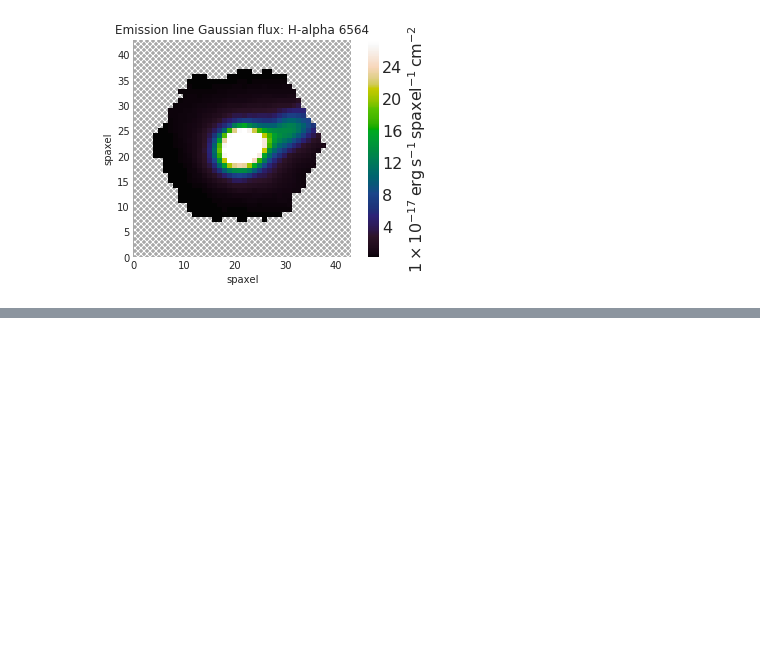
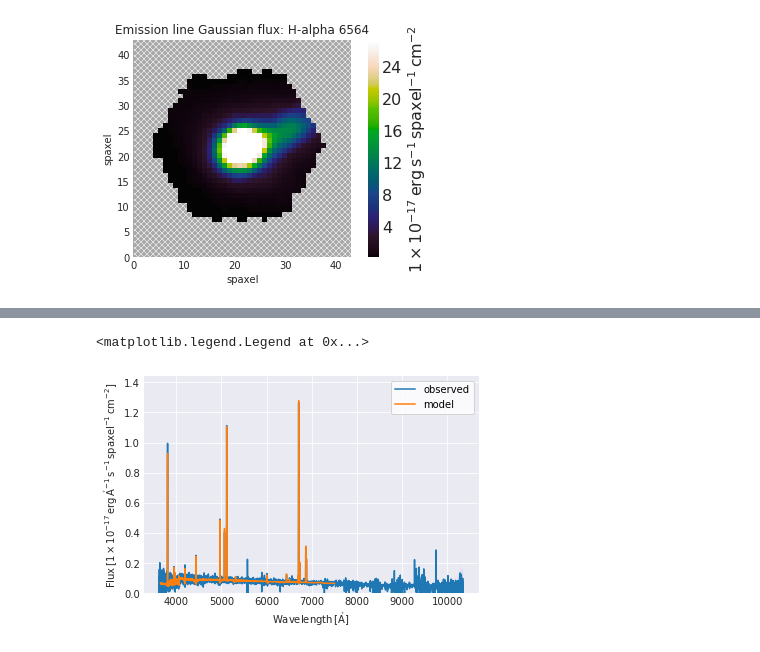
Before and after one commit to aleksds/bates_galaxies_lab, a Jupyter notebook: manga/manga-maps.ipynb, the cells around one changed output, grey strips where cells are left out. Cells and saved outputs as stored; diff of their text form; code cells hidden in the pictures; blank space fills up the shorter version.

```diff
--- a/manga/manga-maps.ipynb
+++ b/manga/manga-maps.ipynb
@@ -66,0 +75,14 @@ WARNING: AstropyDeprecationWarning: The truth value of a Quantity is ambiguous.
+# %%
+maps = Maps('9190-3703')
+
+# must use Maps.getSpaxel() to get cube and modelcube
+spax = maps.getSpaxel(x=17, y=17, xyorig='lower', cube=True, modelcube=True)
+
+# mask out pixels lacking model fit
+no_fit = ~spax.full_fit.masked.mask
+
+# extra arguments to plot are passed to the matplotlib routine
+ax = spax.flux.plot(label='observed')
+ax.plot(spax.full_fit.wavelength[no_fit], spax.full_fit.value[no_fit], label='model')
+ax.legend()
+# %% [output]
@@ -66,0 +90,2 @@ WARNING: AstropyDeprecationWarning: The truth value of a Quantity is ambiguous.
+<matplotlib.legend.Legend at 0x...>
+[figure, added]
```
Also changed, not shown: parts of 11 cells of this notebook.
